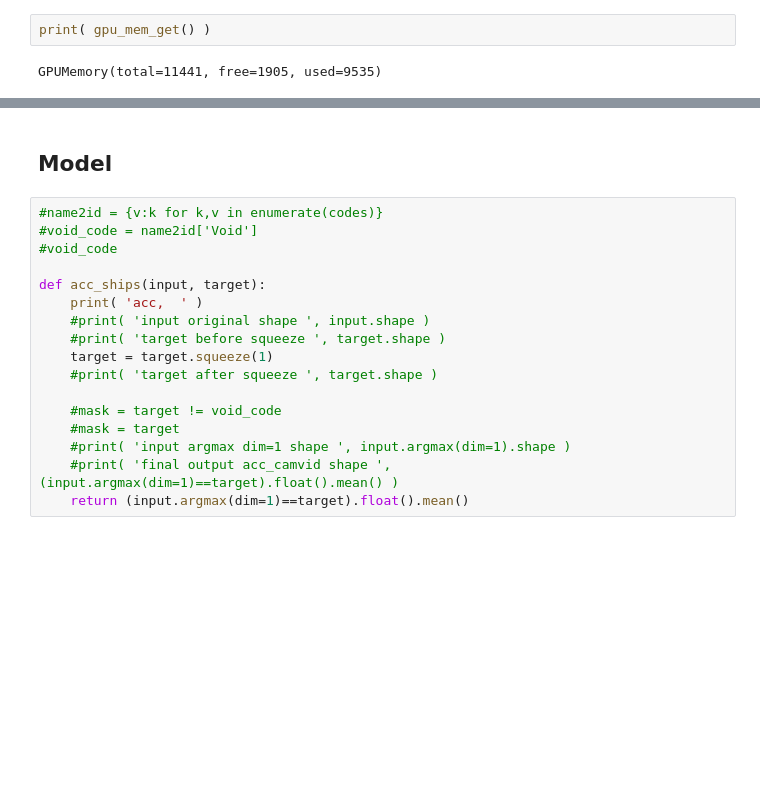
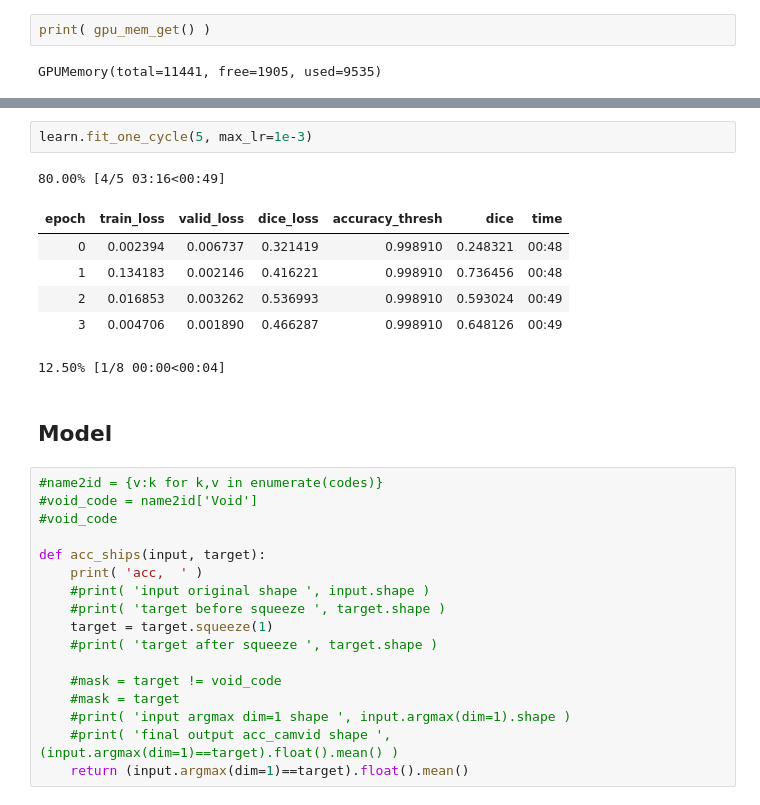
Before and after one commit to lukemckinstry/fastai-projects, a Jupyter notebook: ships_tanz.ipynb, the cells around one changed output, grey strips where cells are left out. Cells and saved outputs as stored; diff of their text form; blank space fills up the shorter version.

```diff
--- a/ships_tanz.ipynb
+++ b/ships_tanz.ipynb
@@ -623,3 +391,13 @@ learn.show_results(rows=3, figsize=(8,9))
+# %%
+learn.fit_one_cycle(5, max_lr=1e-3)
+# %% [output]
+80.00% [4/5 03:16<00:49]
+| epoch | train_loss | valid_loss | dice_loss | accuracy_thresh | dice | time |
+| 0 | 0.002394 | 0.006737 | 0.321419 | 0.998910 | 0.248321 | 00:48 |
+| 1 | 0.134183 | 0.002146 | 0.416221 | 0.998910 | 0.736456 | 00:48 |
+| 2 | 0.016853 | 0.003262 | 0.536993 | 0.998910 | 0.593024 | 00:49 |
+| 3 | 0.004706 | 0.001890 | 0.466287 | 0.998910 | 0.648126 | 00:49 |
+12.50% [1/8 00:00<00:04]
 # %% [markdown]
 ## Model
 # %%
```
Also changed, not shown: parts of 52 cells of this notebook.
